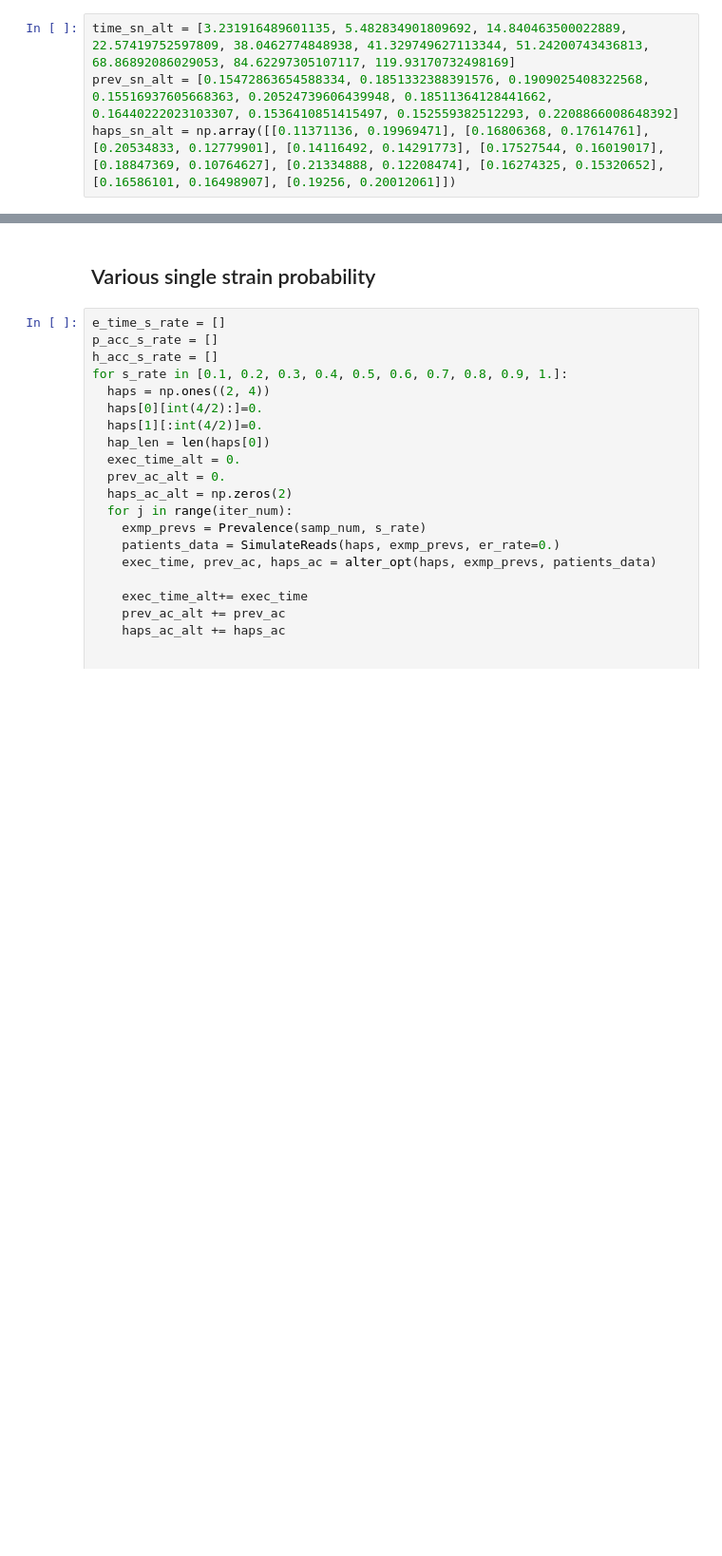
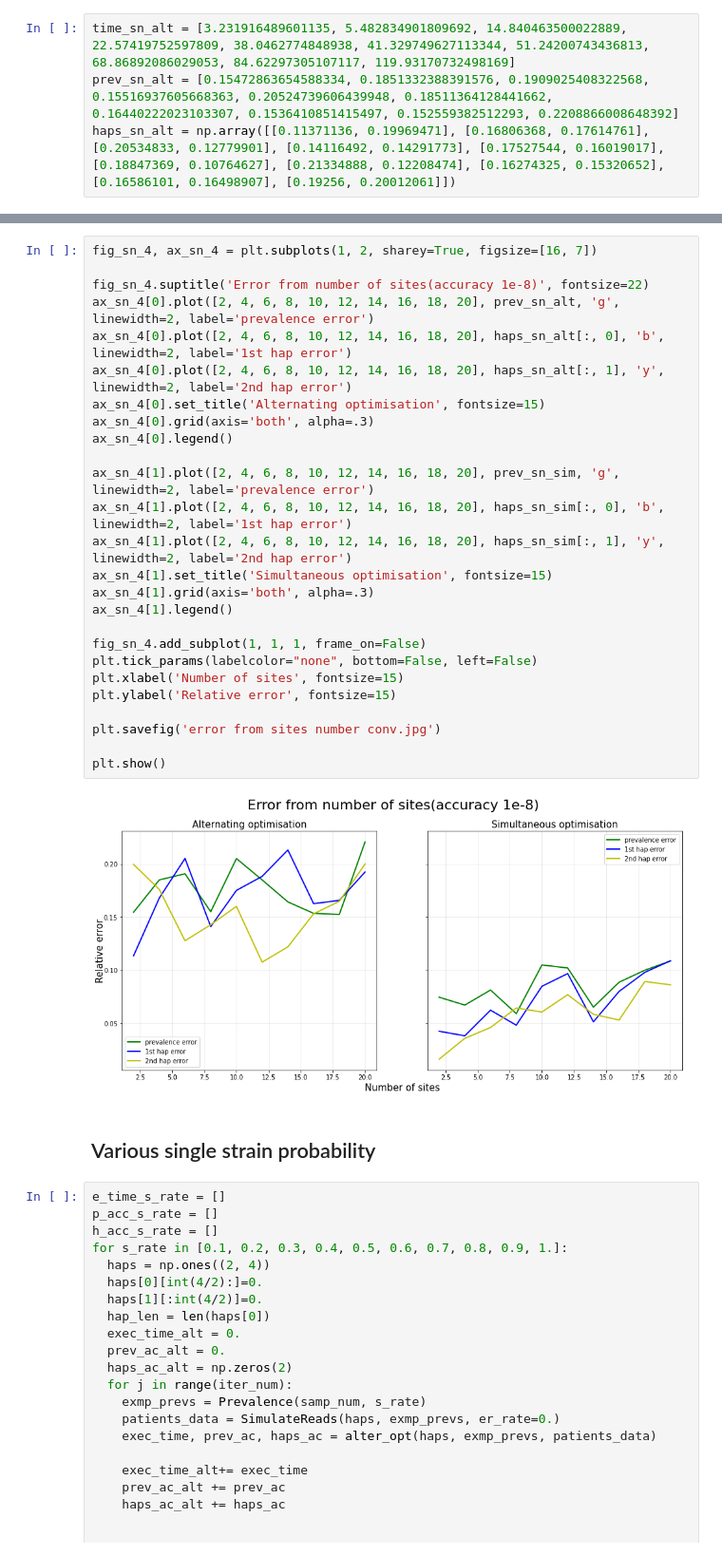
Before and after one commit to AndrewDiv/PMfMIVV, a Jupyter notebook: DiplomaUpd.ipynb, the cells around one changed output, grey strips where cells are left out. Shown at 95% size. Cells and saved outputs as stored; diff of their text form; blank space fills up the shorter version.

```diff
--- a/DiplomaUpd.ipynb
+++ b/DiplomaUpd.ipynb
@@ -723,3 +813,31 @@ haps_sn_alt = np.array([[0.11371136, 0.19969471], [0.16806368, 0.17614761], [0.2
+# %%
+fig_sn_4, ax_sn_4 = plt.subplots(1, 2, sharey=True, figsize=[16, 7])
+
+fig_sn_4.suptitle('Error from number of sites(accuracy 1e-8)', fontsize=22)
+ax_sn_4[0].plot([2, 4, 6, 8, 10, 12, 14, 16, 18, 20], prev_sn_alt, 'g', linewidth=2, label='prevalence error')
+ax_sn_4[0].plot([2, 4, 6, 8, 10, 12, 14, 16, 18, 20], haps_sn_alt[:, 0], 'b', linewidth=2, label='1st hap error')
+ax_sn_4[0].plot([2, 4, 6, 8, 10, 12, 14, 16, 18, 20], haps_sn_alt[:, 1], 'y', linewidth=2, label='2nd hap error')
+ax_sn_4[0].set_title('Alternating optimisation', fontsize=15)
+ax_sn_4[0].grid(axis='both', alpha=.3)
+ax_sn_4[0].legend()
+
+ax_sn_4[1].plot([2, 4, 6, 8, 10, 12, 14, 16, 18, 20], prev_sn_sim, 'g', linewidth=2, label='prevalence error')
+ax_sn_4[1].plot([2, 4, 6, 8, 10, 12, 14, 16, 18, 20], haps_sn_sim[:, 0], 'b', linewidth=2, label='1st hap error')
+ax_sn_4[1].plot([2, 4, 6, 8, 10, 12, 14, 16, 18, 20], haps_sn_sim[:, 1], 'y', linewidth=2, label='2nd hap error')
+ax_sn_4[1].set_title('Simultaneous optimisation', fontsize=15)
+ax_sn_4[1].grid(axis='both', alpha=.3)
+ax_sn_4[1].legend()
+
+fig_sn_4.add_subplot(1, 1, 1, frame_on=False)
+plt.tick_params(labelcolor="none", bottom=False, left=False)
+plt.xlabel('Number of sites', fontsize=15)
+plt.ylabel('Relative error', fontsize=15)
+
+plt.savefig('error from sites number conv.jpg')
+
+plt.show()
+# %% [output]
+[figure, added]
 # %% [markdown]
 ## Various single strain probability
 # %%
```
Also changed, not shown: parts of 12 cells of this notebook.
